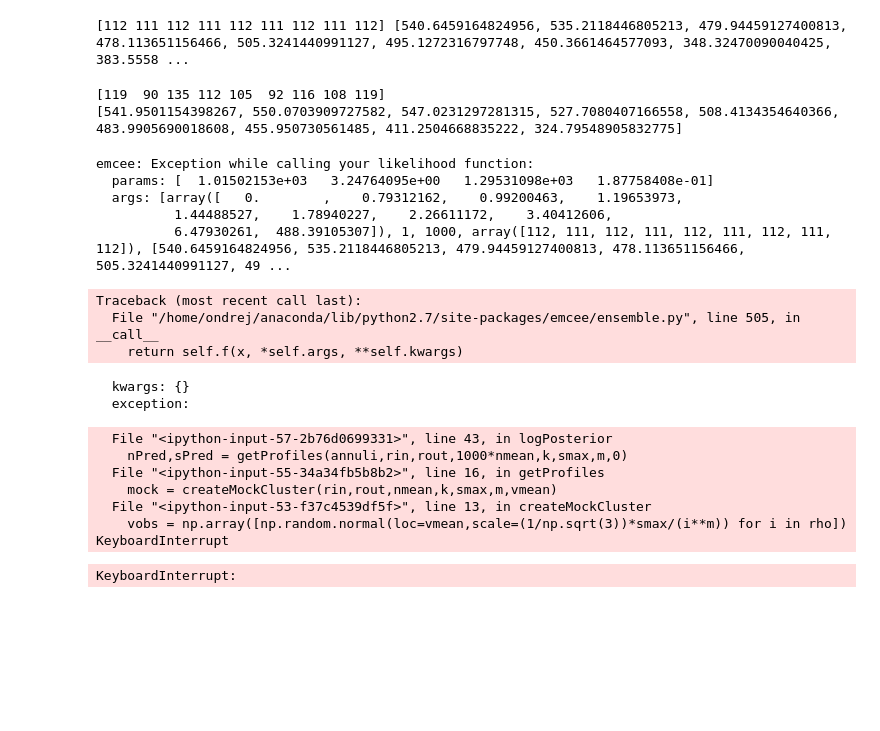
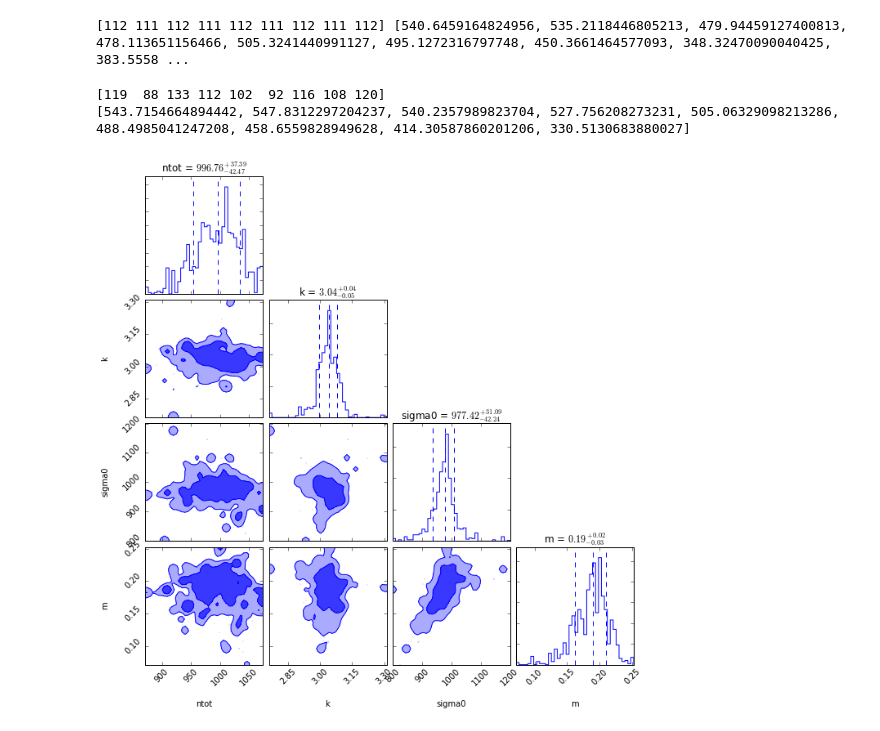
Before and after one commit to ondrejiayc/PH366_final_project, a Jupyter notebook: annularAnalysis2.ipynb, the cells around one changed output. Drawn from its saved outputs; the diff is of its cells as text; code cells hidden in the pictures; blank space fills up the shorter version.

Commit message:
emcee run on continuousMock0.csv

```diff
--- a/annularAnalysis2.ipynb
+++ b/annularAnalysis2.ipynb
@@ -109,20 +109,21 @@ def logLikelihoodSigma(vObs,vPred,nPred):
 
 def logPosterior(params,annuli,rin,rout,nObs,sObs):
     nmean,k,smax,m = params
-    nPred,sPred = getProfiles(annuli,rin,rout,1000*nmean,k,smax,m,0)
-    nPred/=nmean
+    nPred,sPred = getProfiles(annuli,rin,rout,50*nmean,k,smax,m,0)
+    nPred/=50
     return logPriorK(k)+logPriorM(m)+logPriorSigma0(smax)+logPriorNmean(nmean)+\
            logLikelihoodNu(nPred,nObs)+logLikelihoodSigma(sObs,sPred,nPred)
 # %%
 ntot=1000
-bla1,bla2 = getProfiles(annuli,1,1000,1000*ntot,3,1000,0.2,0)
-bla1/=ntot
+bla1,bla2 = getProfiles(annuli,1,1000,50*ntot,3,1000,0.2,0)
+
+bla1/=50
 
 print bla1
 print bla2
 # %% [output]
-[119  90 135 112 105  92 116 108 119]
-[541.9501154398267, 550.0703909727582, 547.0231297281315, 527.7080407166558, 508.4134354640366, 483.9905690018608, 455.950730561485, 411.2504668835222, 324.79548905832775]
+[119  88 133 112 102  92 116 108 120]
+[543.7154664894442, 547.8312297204237, 540.2357989823704, 527.756208273231, 505.06329098213286, 488.4985041247208, 458.6559828949628, 414.30587860201206, 330.5130683880027]
 # %%
 nwalkers = 10
 ndim = 4
@@ -141,29 +142,22 @@ for i in range(nwalkers-1):
 # %%
 rin = 1
 rout = 1000
-sampler = mc.EnsembleSampler(nwalkers, ndim, logPosterior, args=[annuli,rin,rout,nObs,sObs])
+sampler = mc.EnsembleSampler(nwalkers, ndim, logPosterior, args=[annuli,rin,rout,nObs,sObs],threads=4)
 
 #p0 = np.array([1000,3,1000,0.2])reshape((nwalkers,ndim))
 
-pos, prob, state = sampler.run_mcmc(initial, 1)
+#pos, prob, state = sampler.run_mcmc(initial, 5)
-# %% [output]
-emcee: Exception while calling your likelihood function:
-  params: [  1.01502153e+03   3.24764095e+00   1.29531098e+03   1.87758408e-01]
-  args: [array([   0.        ,    0.79312162,    0.99200463,    1.19653973,
-          1.44488527,    1.78940227,    2.26611172,    3.40412606,
-          6.47930261,  488.39105307]), 1, 1000, array([112, 111, 112, 111, 112, 111, 112, 111, 112]), [540.6459164824956, 535.2118446805213, 479.94459127400813, 478.113651156466, 505.3241440991127, 49 ...
-Traceback (most recent call last):
-  File "/home/ondrej/anaconda/lib/python2.7/site-packages/emcee/ensemble.py", line 505, in __call__
-    return self.f(x, *self.args, **self.kwargs)
-  kwargs: {}
-  exception:
-  File "<ipython-input-57-2b76d0699331>", line 43, in logPosterior
-    nPred,sPred = getProfiles(annuli,rin,rout,1000*nmean,k,smax,m,0)
-  File "<ipython-input-55-34a34fb5b8b2>", line 16, in getProfiles
-    mock = createMockCluster(rin,rout,nmean,k,smax,m,vmean)
-  File "<ipython-input-53-f37c4539df5f>", line 13, in createMockCluster
-    vobs = np.array([np.random.normal(loc=vmean,scale=(1/np.sqrt(3))*smax/(i**m)) for i in rho])
-KeyboardInterrupt
-KeyboardInterrupt:
+# %%
+pos, prob, state = sampler.run_mcmc(initial, 100)
+# %%
+sampler.flatchain
+
+import corner
+corner.corner(sampler.flatchain, labels=['ntot','k','sigma0','m'],quantiles=[0.16,0.5,0.84],
+                show_titles=True, title_args={"fontsize": 12},
+                plot_datapoints=True, fill_contours=True, levels=[0.68, 0.95], color='b', bins=40, smooth=1.0);
+plt.show()
+# %% [output]
+[figure, added]
 # %%
 sampler.run_mcmc(pos, 1000)
```
